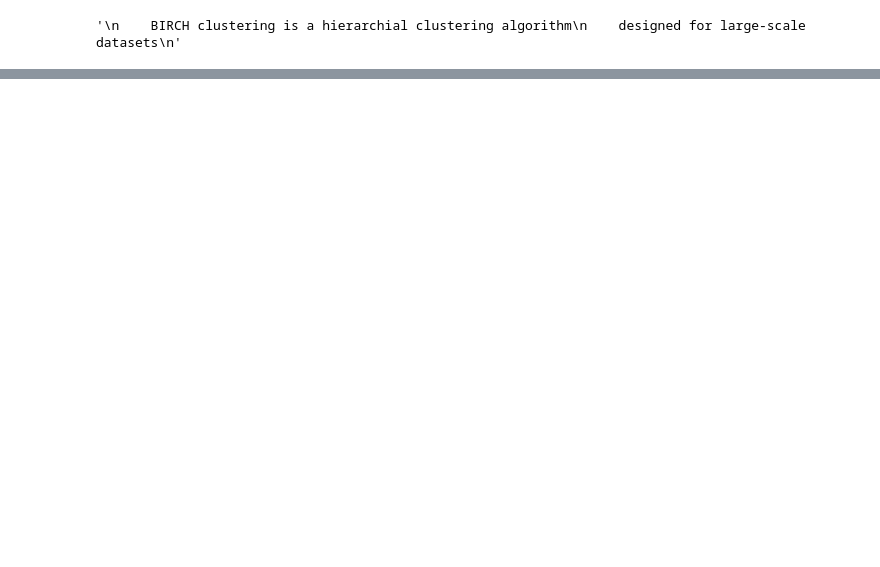
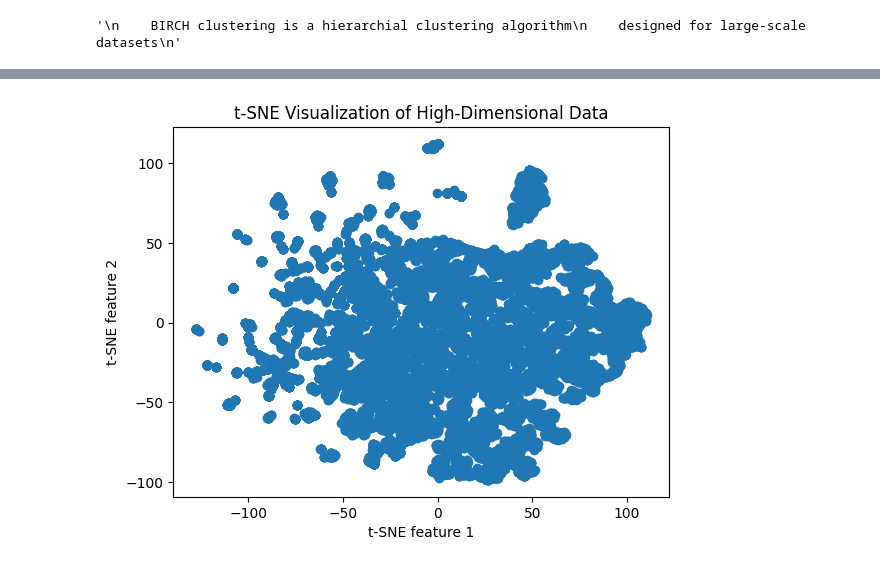
Before and after one commit to Jaidenmagnan/clusters, a Jupyter notebook: birch.ipynb, the cells around one changed output, grey strips where cells are left out. Cells and saved outputs as stored; diff of their text form; code cells hidden in the pictures; blank space fills up the shorter version.

Commit message:
tsne visualization

```diff
--- a/birch.ipynb
+++ b/birch.ipynb
@@ -111,6 +123,18 @@ df_scaled = imputer.fit_transform(df_scaled)
 
 tsne = TSNE(n_components=2, random_state = 0)
 df_tsne = pd.DataFrame(tsne.fit_transform(df_scaled), columns=["TSNE1", "TSNE2"])
+# %%
+# This plots our TSNE reduced data (for paper)
+X_2d = tsne.fit_transform(df_scaled)
+
+# Plot
+plt.scatter(X_2d[:, 0], X_2d[:, 1])
+plt.xlabel('t-SNE feature 1')
+plt.ylabel('t-SNE feature 2')
+plt.title('t-SNE Visualization of High-Dimensional Data')
+plt.show()
+# %% [output]
+[figure, added]
 # %%
 brc = Birch(n_clusters=6)
 brc.fit(df_tsne)
```
Also changed, not shown: parts of 6 cells of this notebook.
